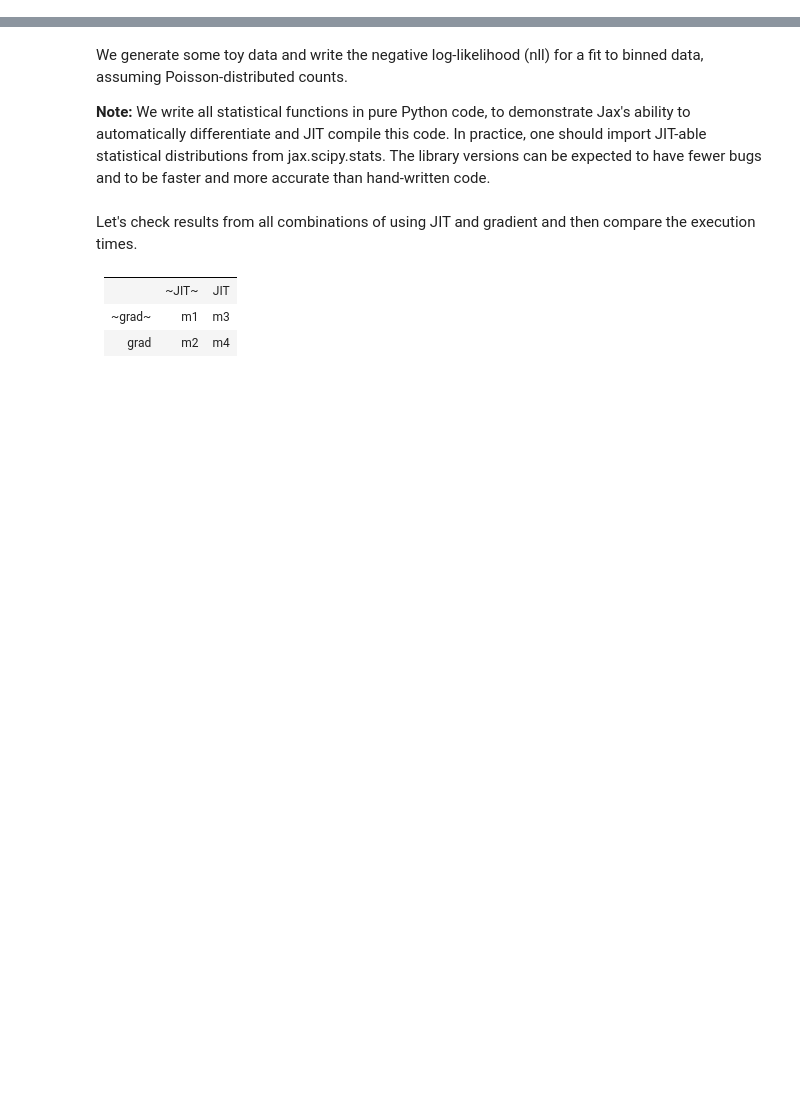
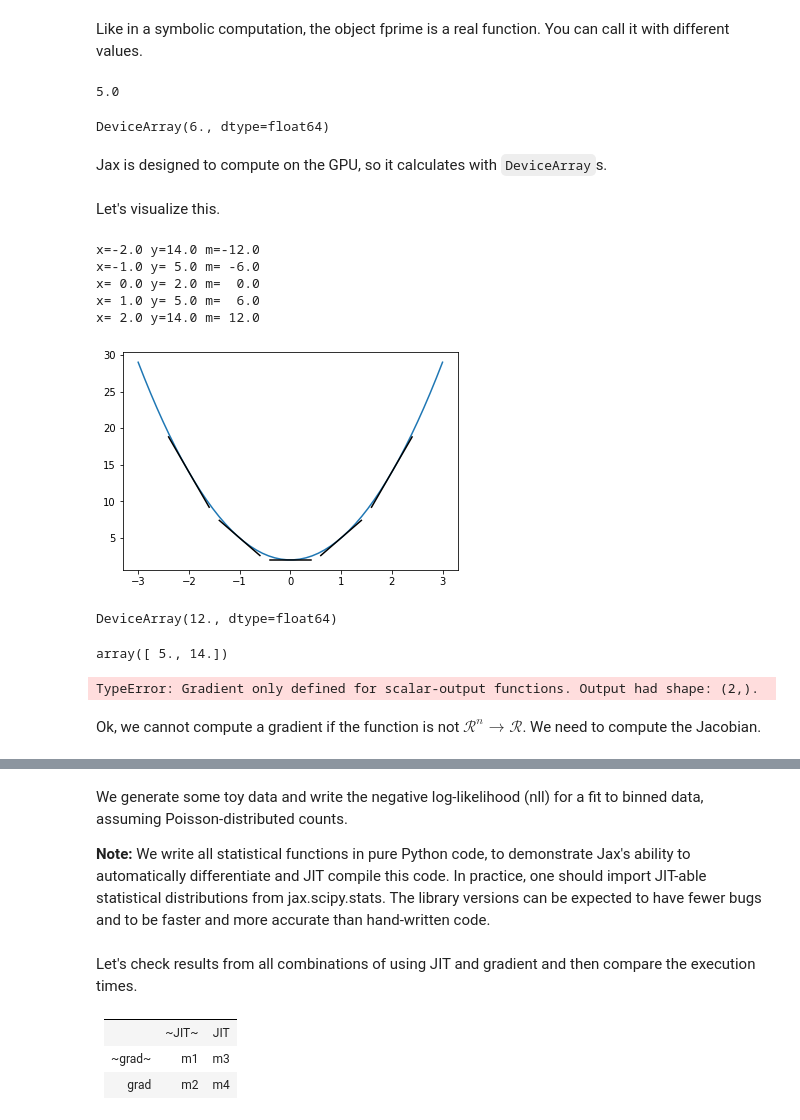
Before and after one commit to HDembinski/talk-jax, a Jupyter notebook: jax.ipynb, the cells around one changed output, grey strips where cells are left out. Saved outputs shown, nothing was run; the diff lists cells and outputs as text; code cells hidden in the pictures; blank space fills up the shorter version.

```diff
--- a/jax.ipynb
+++ b/jax.ipynb
@@ -10,0 +30,45 @@ Although computing derivatives is often straight-forward, it is usually too much
+# %% [markdown]
+Like in a symbolic computation, the object fprime is a real function. You can call it with different values.
+# %%
+f(1.0)
+# %% [output]
+5.0
+# %%
+fprime(1.0)
+# %% [output]
+DeviceArray(6., dtype=float64)
+# %% [markdown]
+Jax is designed to compute on the GPU, so it calculates with `DeviceArray`s.
+# %% [markdown]
+Let's visualize this.
+# %%
+x = np.linspace(-3, 3)
+plt.plot(x, f(x))
+for xi in np.linspace(-2, 2, 5):
+    dx = 0.4
+    mi = fprime(xi)
+    yi = f(xi)
+    print(f"x={xi:4} y={yi:4} m={mi:5}")
+    plt.plot([xi-dx, xi, xi+dx], [yi - mi*dx, yi, yi+mi*dx], "-k")
+# %% [output]
+x=-2.0 y=14.0 m=-12.0
+x=-1.0 y= 5.0 m= -6.0
+x= 0.0 y= 2.0 m=  0.0
+x= 1.0 y= 5.0 m=  6.0
+x= 2.0 y=14.0 m= 12.0
+[figure, added]
+# %%
+fprime(2.0)
+# %% [output]
+DeviceArray(12., dtype=float64)
+# %%
+x = np.array((1.0, 2.0))
+f(x)
+# %% [output]
+array([ 5., 14.])
+# %%
+fprime(x)
+# %% [output]
+TypeError: Gradient only defined for scalar-output functions. Output had shape: (2,).
+# %% [markdown]
+Ok, we cannot compute a gradient if the function is not $\mathcal{R}^n \to \mathcal{R}$. We need to compute the Jacobian.
```
Also changed, not shown: parts of 37 cells of this notebook.
